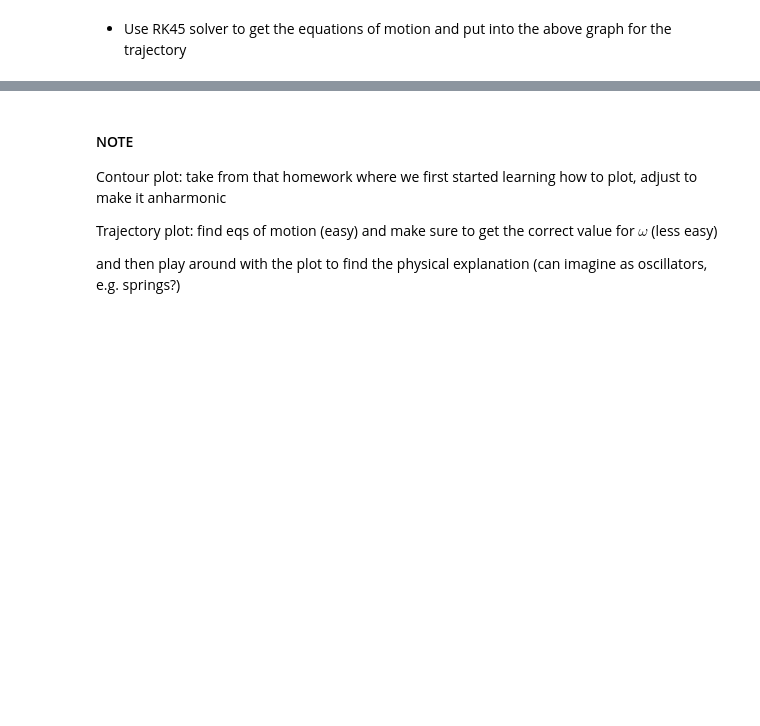
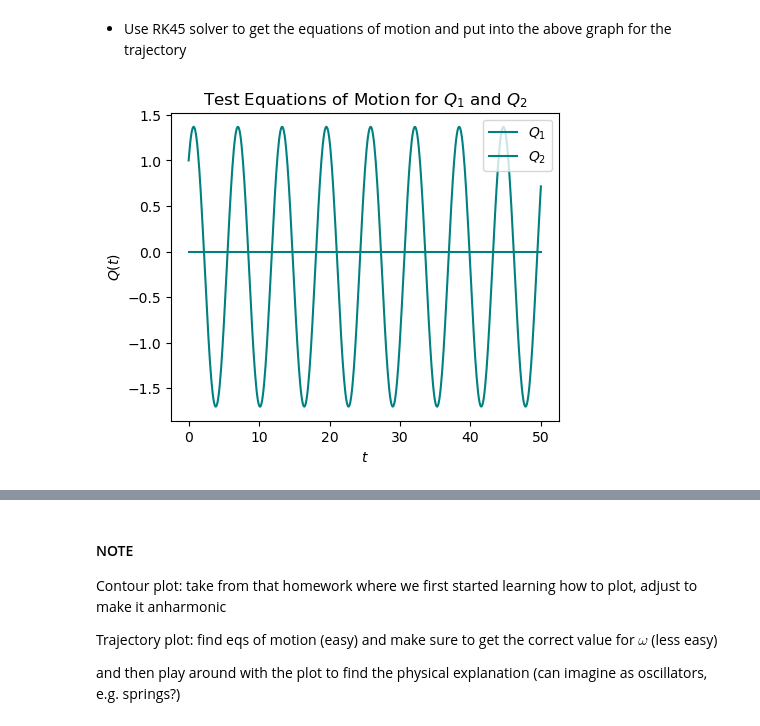
Before and after one commit to Phys3510-Fall2024/final-exam-fastkamondi, a Jupyter notebook: final-exam-question-1.ipynb, the cells around one changed output, grey strips where cells are left out. Saved outputs shown, nothing was run; the diff lists cells and outputs as text; code cells hidden in the pictures; blank space fills up the shorter version.

Commit message:
added failed trajectory to graph

```diff
--- a/final-exam-question-1.ipynb
+++ b/final-exam-question-1.ipynb
@@ -124,3 +125,64 @@ $\ddot Q_1 = -\frac{K_1}{M_1}Q_1 - \frac13\frac{C}{M_1}Q_2^2, \ddot Q_2 = -\frac
 # solution_Q1 = general_solution.rhs
 # %% [markdown]
 * Use RK45 solver to get the equations of motion and put into the above graph for the trajectory
+# %%
+import numpy as np
+import matplotlib.pyplot as plt
+import ipywidgets as widgets
+from scipy.integrate import solve_ivp
+
+# initial conditions
+Q0 = [1.0, 1.0]
+V0 = [0.0, 0.0]
+K  = [1.0, 0.2]
+M  = [1.0, 1.0]
+C  = 0.5
+t_max = 50
+
+y0 = Q0, V0
+
+def Q1_eqs_motion(t_vals, y, Q2, K, M, C):
+    Q1, V = y
+    dQdt = V
+    dVdt = -K[0]*Q1 - C*Q2**2/3
+    return [dQdt, dVdt]
+
+def Q2_eqs_motion(t_vals, y, Q1, K, M, C):
+    Q2, V = y
+    dQdt = V
+    dVdt = -K[1]*Q2 - 2*C*Q1*Q2/3
+    return [dQdt, dVdt]
+
+Q1_sol = solve_ivp(Q1_eqs_motion,
+                   [0, t_max],
+                   y0[0],
+                   t_eval=np.linspace(0, t_max, 500),
+                   args=(Q0[0], K, M, C))
+
+Q2_sol = solve_ivp(Q2_eqs_motion,
+                   [0, t_max],
+                   y0[1],
+                   t_eval=np.linspace(0, t_max, 500),
+                   args=(Q0[1], K, M, C))
+
+# define mesh for plotting
+t_vals = np.linspace(0,t_max,500)
+Q1_mesh = Q1_sol.y[0]
+Q2_mesh = Q2_sol.y[0]
+
+# construct figure
+plt.figure(figsize=(5, 4))
+plt.plot(t_vals, Q1_mesh, color="teal", label="$Q_1$")
+plt.plot(t_vals, Q2_mesh, color="teal", label="$Q_2$")
+plt.title("Test Equations of Motion for $Q_1$ and $Q_2$")
+plt.xlabel("$t$")
+plt.ylabel("$Q(t)$")
+# plt.xlim(0,t_max)
+# plt.ylim(-1.8,1.8)
+# plt.axhline(linewidth='0.4', color='grey')
+# plt.axvline(x = period_interp(Q0), linewidth='0.4', color='grey')
+plt.legend()
+plt.show()
+# print(period_interp(Q0))
+# %% [output]
+[figure, added]
```
Also changed, not shown: parts of 3 cells of this notebook.
